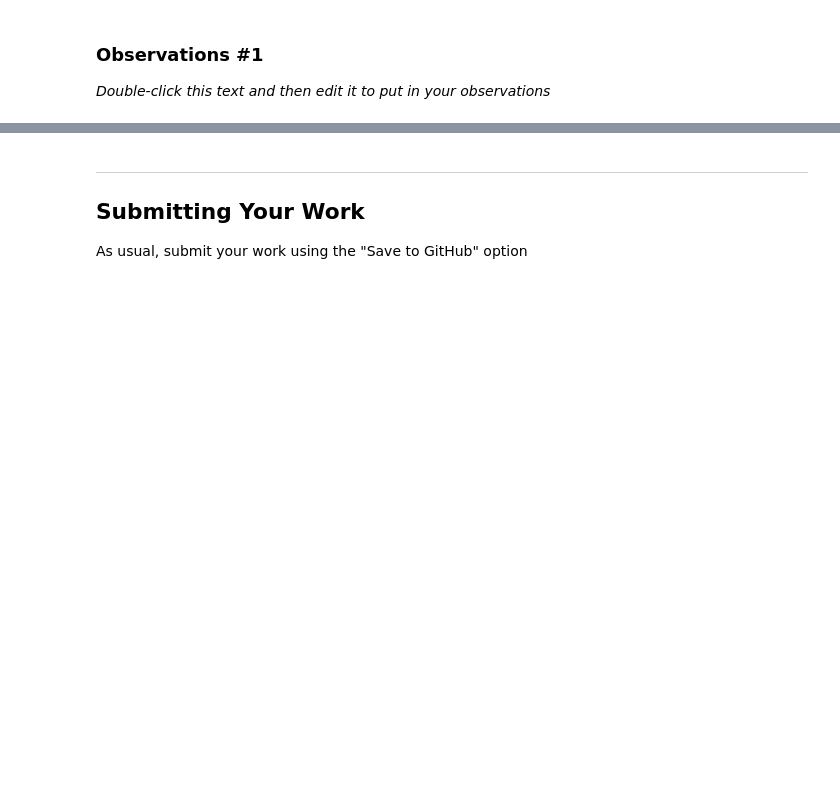
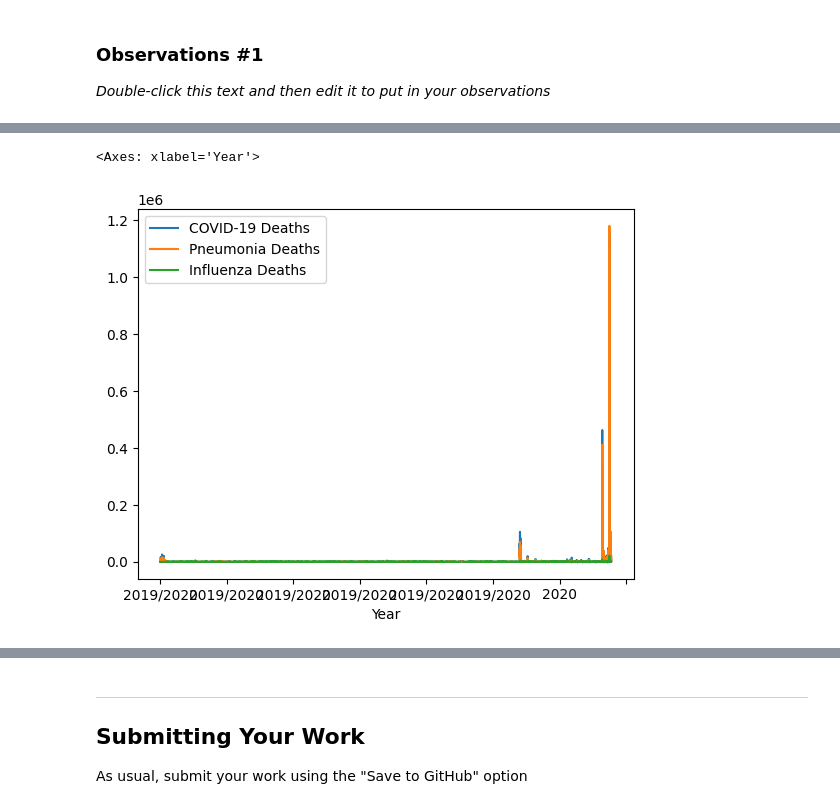
Before and after one commit to mfazaluddin/hds5210-2023, a Jupyter notebook: week09/week09_assignment_2.ipynb, the cells around one changed output, grey strips where cells are left out. Cells and saved outputs as stored; diff of their text form; code cells hidden in the pictures; blank space fills up the shorter version.

```diff
--- a/week09/week09_assignment_2.ipynb
+++ b/week09/week09_assignment_2.ipynb
@@ -231,0 +281,6 @@ _Double-click this text and then edit it to put in your observations_
+# %%
+import seaborn as sns
+data.plot(x='Year',y=['COVID-19 Deaths','Pneumonia Deaths','Influenza Deaths'])
+# %% [output]
+<Axes: xlabel='Year'>
+[figure, added]
```
Also changed, not shown: parts of 12 cells of this notebook.
